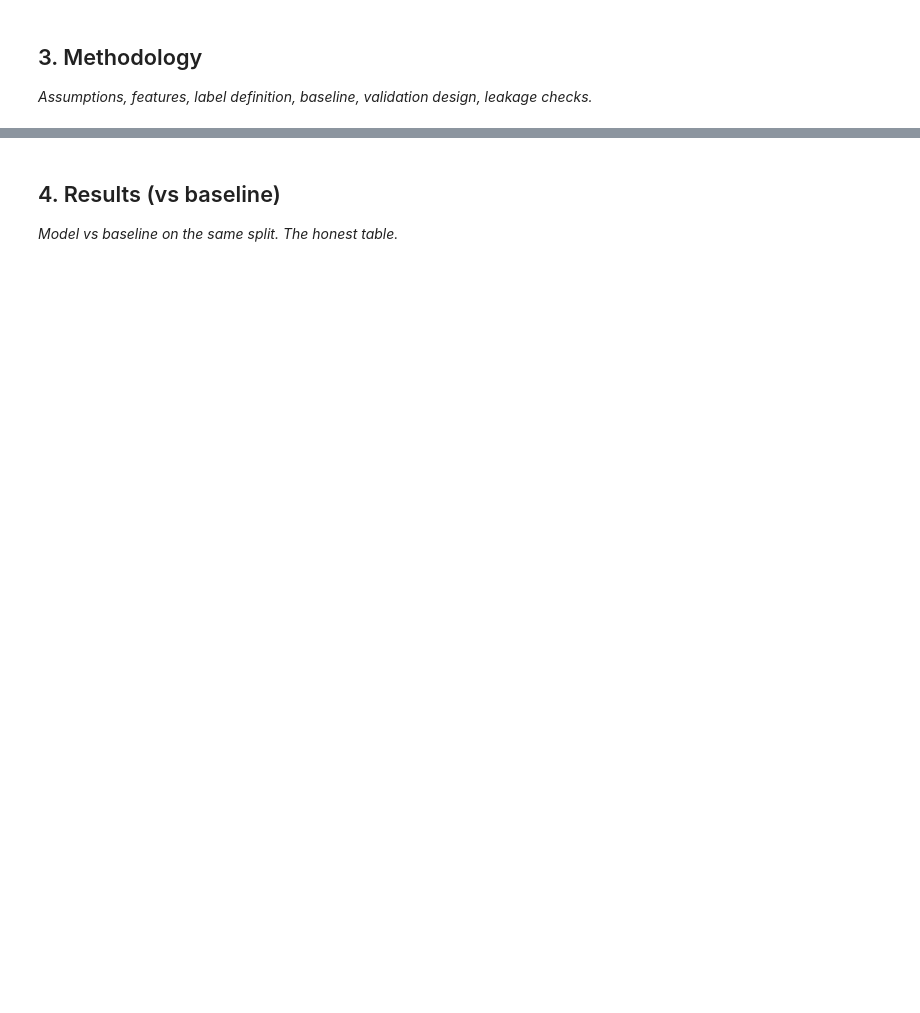
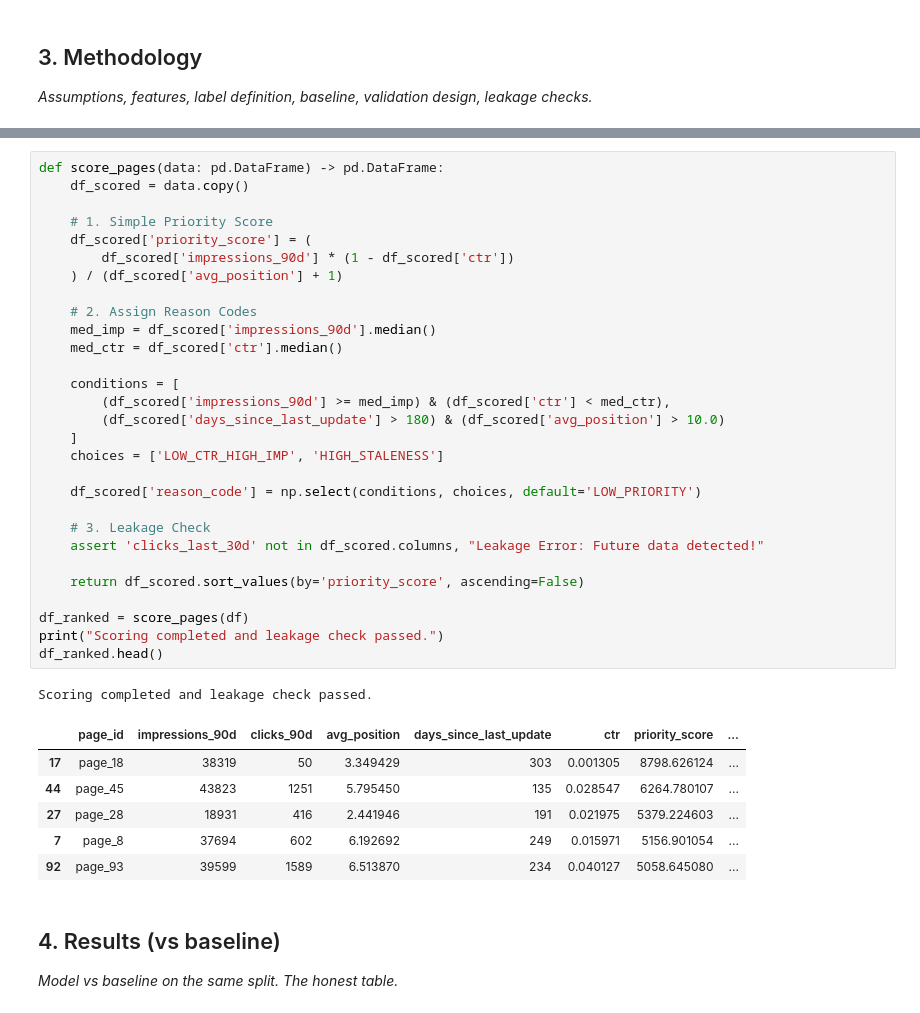
Before and after one commit to farida596/flyrank-ml-internship, a Jupyter notebook: work/notebooks/capstone.ipynb, the cells around one changed output, grey strips where cells are left out. Cells and saved outputs as stored; diff of their text form; blank space fills up the shorter version.

```diff
--- a/work/notebooks/capstone.ipynb
+++ b/work/notebooks/capstone.ipynb
@@ -21,3 +78,40 @@ This skeleton is yours to fill. Work the sections **in order** — each one has
+# %%
+def score_pages(data: pd.DataFrame) -> pd.DataFrame:
+    df_scored = data.copy()
+
+    # 1. Simple Priority Score
+    df_scored['priority_score'] = (
+        df_scored['impressions_90d'] * (1 - df_scored['ctr'])
+    ) / (df_scored['avg_position'] + 1)
+
+    # 2. Assign Reason Codes
+    med_imp = df_scored['impressions_90d'].median()
+    med_ctr = df_scored['ctr'].median()
+
+    conditions = [
+        (df_scored['impressions_90d'] >= med_imp) & (df_scored['ctr'] < med_ctr),
+        (df_scored['days_since_last_update'] > 180) & (df_scored['avg_position'] > 10.0)
+    ]
+    choices = ['LOW_CTR_HIGH_IMP', 'HIGH_STALENESS']
+
+    df_scored['reason_code'] = np.select(conditions, choices, default='LOW_PRIORITY')
+
+    # 3. Leakage Check
+    assert 'clicks_last_30d' not in df_scored.columns, "Leakage Error: Future data detected!"
+
+    return df_scored.sort_values(by='priority_score', ascending=False)
+
+df_ranked = score_pages(df)
+print("Scoring completed and leakage check passed.")
+df_ranked.head()
+# %% [output]
+Scoring completed and leakage check passed.
+|  | page_id | impressions_90d | clicks_90d | avg_position | days_since_last_update | ctr | priority_score | ... |
+| 17 | page_18 | 38319 | 50 | 3.349429 | 303 | 0.001305 | 8798.626124 | ... |
+| 44 | page_45 | 43823 | 1251 | 5.795450 | 135 | 0.028547 | 6264.780107 | ... |
+| 27 | page_28 | 18931 | 416 | 2.441946 | 191 | 0.021975 | 5379.224603 | ... |
+| 7 | page_8 | 37694 | 602 | 6.192692 | 249 | 0.015971 | 5156.901054 | ... |
+| 92 | page_93 | 39599 | 1589 | 6.513870 | 234 | 0.040127 | 5058.645080 | ... |
 # %% [markdown]
 ## 4. Results (vs baseline)
 
```
Also changed, not shown: parts of 13 cells of this notebook.
